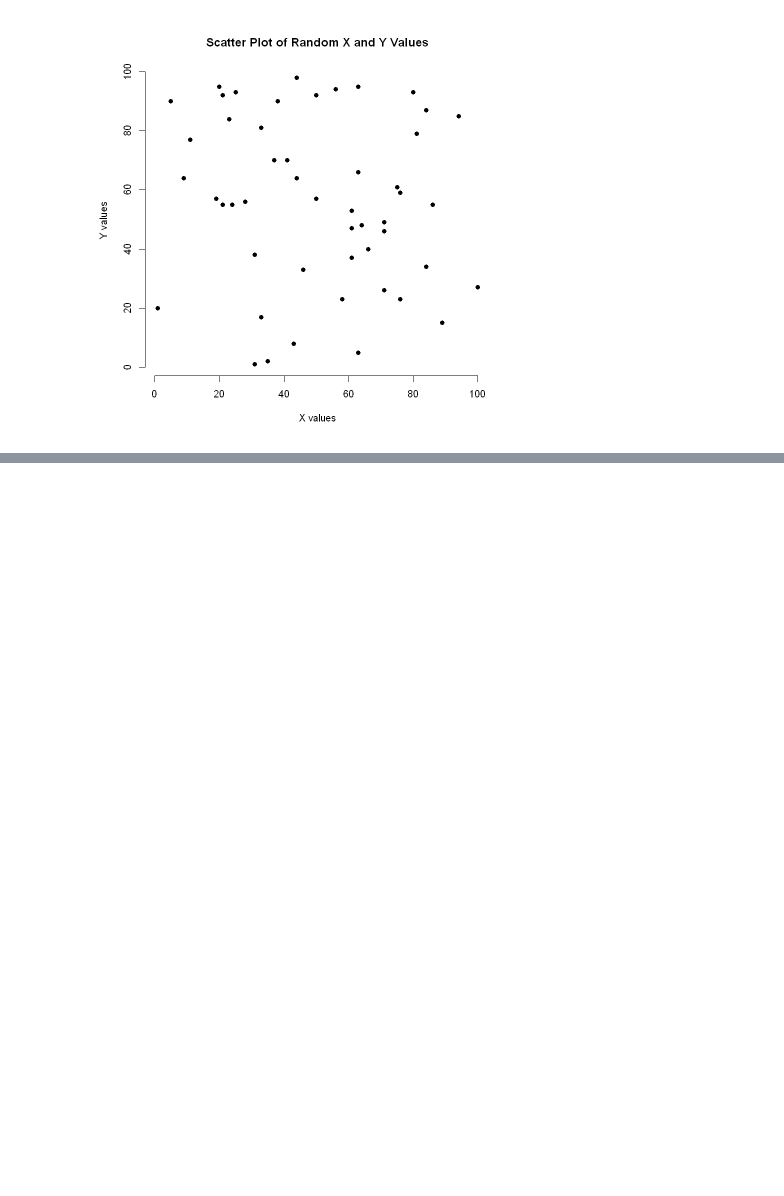
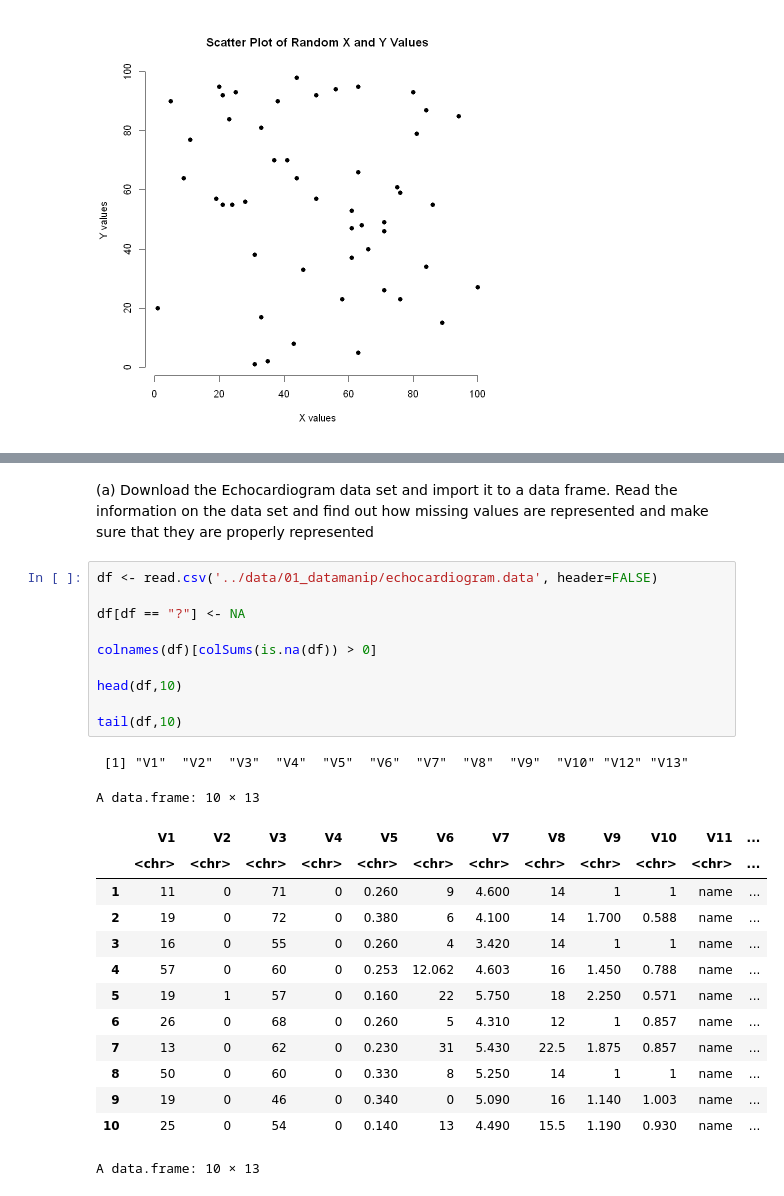
Before and after one commit to JHyel2015/handson_2023A, a Jupyter notebook: notebooks/01_DataManipR.ipynb, the cells around one changed output, grey strips where cells are left out. Saved outputs shown, nothing was run; the diff lists cells and outputs as text; blank space fills up the shorter version.

```diff
--- a/notebooks/01_DataManipR.ipynb
+++ b/notebooks/01_DataManipR.ipynb
@@ -133,0 +131,28 @@ plot(c(1:length(df[["BusinessYear"]])),df[["BusinessYear"]], main = "Line Chart
+# %% [markdown]
+(a) Download the Echocardiogram data set and import it to a data frame. Read the information on the data set and find out how missing values are represented and make sure that they are properly represented
+# %%
+df <- read.csv('../data/01_datamanip/echocardiogram.data', header=FALSE)
+
+df[df == "?"] <- NA
+
+colnames(df)[colSums(is.na(df)) > 0]
+
+head(df,10)
+
+tail(df,10)
+# %% [output]
+ [1] "V1"  "V2"  "V3"  "V4"  "V5"  "V6"  "V7"  "V8"  "V9"  "V10" "V12" "V13"
+A data.frame: 10 × 13
+|  | V1 | V2 | V3 | V4 | V5 | V6 | V7 | V8 | V9 | V10 | V11 | ... |
+|  | <chr> | <chr> | <chr> | <chr> | <chr> | <chr> | <chr> | <chr> | <chr> | <chr> | <chr> | ... |
+| 1 | 11 | 0 | 71 | 0 | 0.260 | 9 | 4.600 | 14 | 1 | 1 | name | ... |
+| 2 | 19 | 0 | 72 | 0 | 0.380 | 6 | 4.100 | 14 | 1.700 | 0.588 | name | ... |
+| 3 | 16 | 0 | 55 | 0 | 0.260 | 4 | 3.420 | 14 | 1 | 1 | name | ... |
+| 4 | 57 | 0 | 60 | 0 | 0.253 | 12.062 | 4.603 | 16 | 1.450 | 0.788 | name | ... |
+| 5 | 19 | 1 | 57 | 0 | 0.160 | 22 | 5.750 | 18 | 2.250 | 0.571 | name | ... |
+| 6 | 26 | 0 | 68 | 0 | 0.260 | 5 | 4.310 | 12 | 1 | 0.857 | name | ... |
+| 7 | 13 | 0 | 62 | 0 | 0.230 | 31 | 5.430 | 22.5 | 1.875 | 0.857 | name | ... |
+| 8 | 50 | 0 | 60 | 0 | 0.330 | 8 | 5.250 | 14 | 1 | 1 | name | ... |
+| 9 | 19 | 0 | 46 | 0 | 0.340 | 0 | 5.090 | 16 | 1.140 | 1.003 | name | ... |
+| 10 | 25 | 0 | 54 | 0 | 0.140 | 13 | 4.490 | 15.5 | 1.190 | 0.930 | name | ... |
+A data.frame: 10 × 13
```
Also changed, not shown: parts of 34 cells of this notebook, 2 other files.
